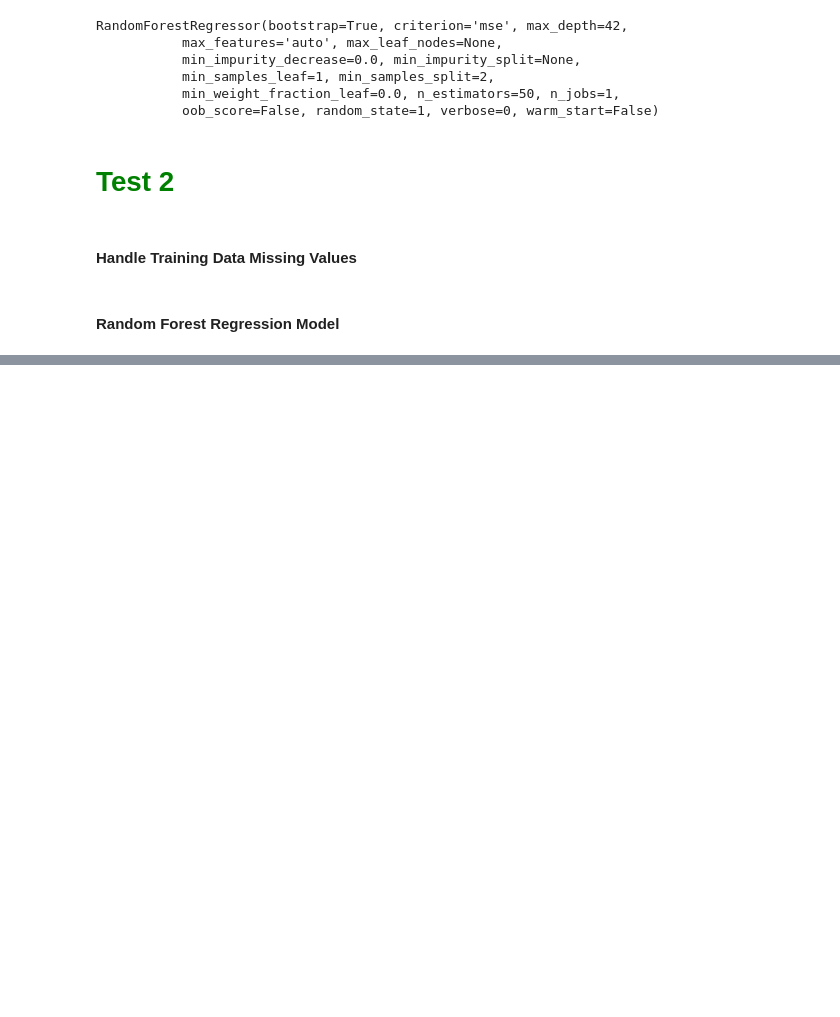
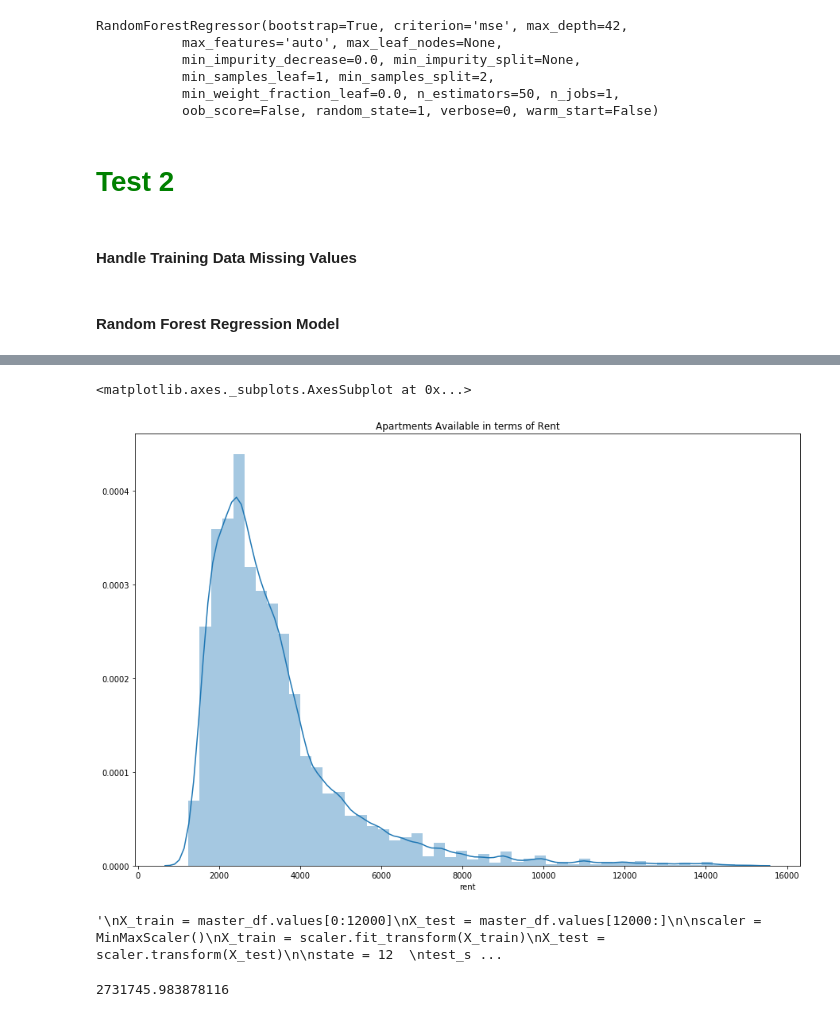
Before and after one commit to psagun/Rent-Predictor, a Jupyter notebook: Project_Rentflix.ipynb, the cells around one changed output, grey strips where cells are left out. Saved outputs shown, nothing was run; the diff lists cells and outputs as text; code cells hidden in the pictures; blank space fills up the shorter version.

```diff
--- a/Project_Rentflix.ipynb
+++ b/Project_Rentflix.ipynb
@@ -155 +194,68 @@ master_df.drop('z', axis=1, inplace=True)
+# %%
+plt.figure(figsize=(15,10))
+plt.tight_layout()
+plt.title('Apartments Available in terms of Rent')
+seabornInstance.distplot(master_df['rent'])
+# %% [output]
+<matplotlib.axes._subplots.AxesSubplot at 0x...>
+[figure, added]
+# %%
+'''
+X_train = master_df.values[0:12000]
+X_test = master_df.values[12000:]
+
+scaler = MinMaxScaler()
+X_train = scaler.fit_transform(X_train)
+X_test = scaler.transform(X_test)
+
+state = 12
+test_size = 0.30
+
+#X_train, X_val, y_train, y_val = train_test_split(X_train, y_train,  test_size=test_size, random_state=state)
+
+#X_train, X_test, y_train, y_test = train_test_split(X, y, test_size=0.2, random_state=0)
+'''
+# %% [output]
+'\nX_train = master_df.values[0:12000]\nX_test = master_df.values[12000:]\n\nscaler = MinMaxScaler()\nX_train = scaler.fit_transform(X_train)\nX_test = scaler.transform(X_test)\n\nstate = 12  \ntest_s ...
+# %%
+feature_cols = [
+    'bedrooms', 'year_built', 'bathrooms', 'min_to_subway', 'size_sqft', 'no_fee', 'addr_zip', 'floornumber', 'floor_count',
+    'has_doorman', 'has_fireplace', 'has_gym', 'allows_pets', 'has_washer_dryer', 'has_garage',
+    'has_roofdeck', 'has_concierge', 'has_pool', 'has_garden', 'dob_complaints_count'
+
+]
+
+train_features = master_df[feature_cols]
+
+# impute missing values with medians
+train_features = train_features.fillna(train_features.median(), axis=0)
+
+# construct target vector
+train_target = train_df['rent']
+
+train_features = master_df[feature_cols]
+
+# impute missing values with medians
+train_features = train_features.fillna(train_features.median(), axis=0)
+
+# construct target vector
+train_target = master_df['rent']
+
+lreg = LinearRegression()
+lreg.fit(train_features, train_target)
+
+regressor = RandomForestRegressor(n_estimators = 50, random_state = 1, max_depth=42)
+regressor.fit(train_features, train_target)
+
+test_features = test1_df[feature_cols]
+
+# impute missing values with medians
+test_features = test_features.fillna(train_features.median(), axis=0)
+
+test1_df['predicted'] = regressor.predict(test_features)
+
+mean_squared_error(test1_df['rent'], test1_df['predicted'])
+#3487743.630438365
+# %% [output]
+2731745.983878116
 # %%
```
Also changed, not shown: parts of 24 cells of this notebook.
